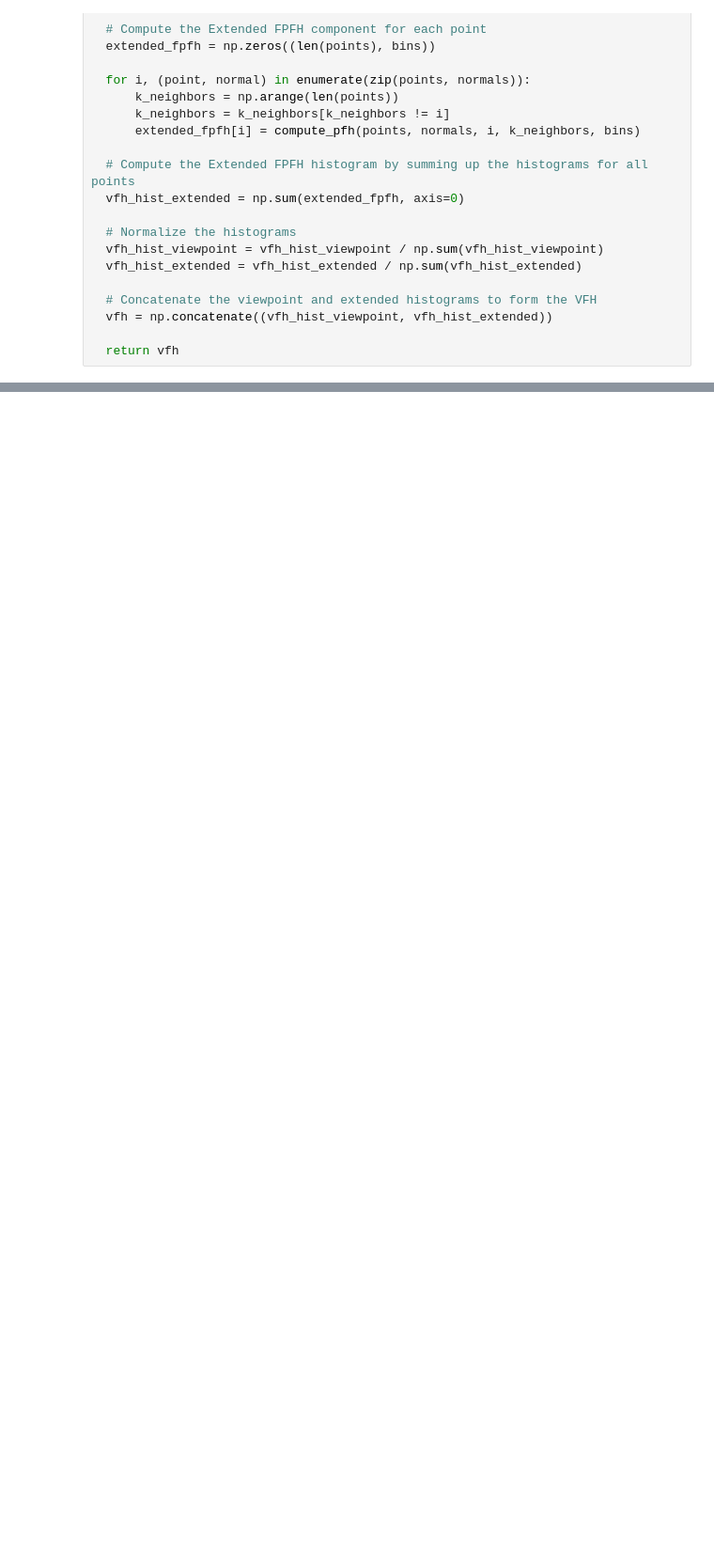
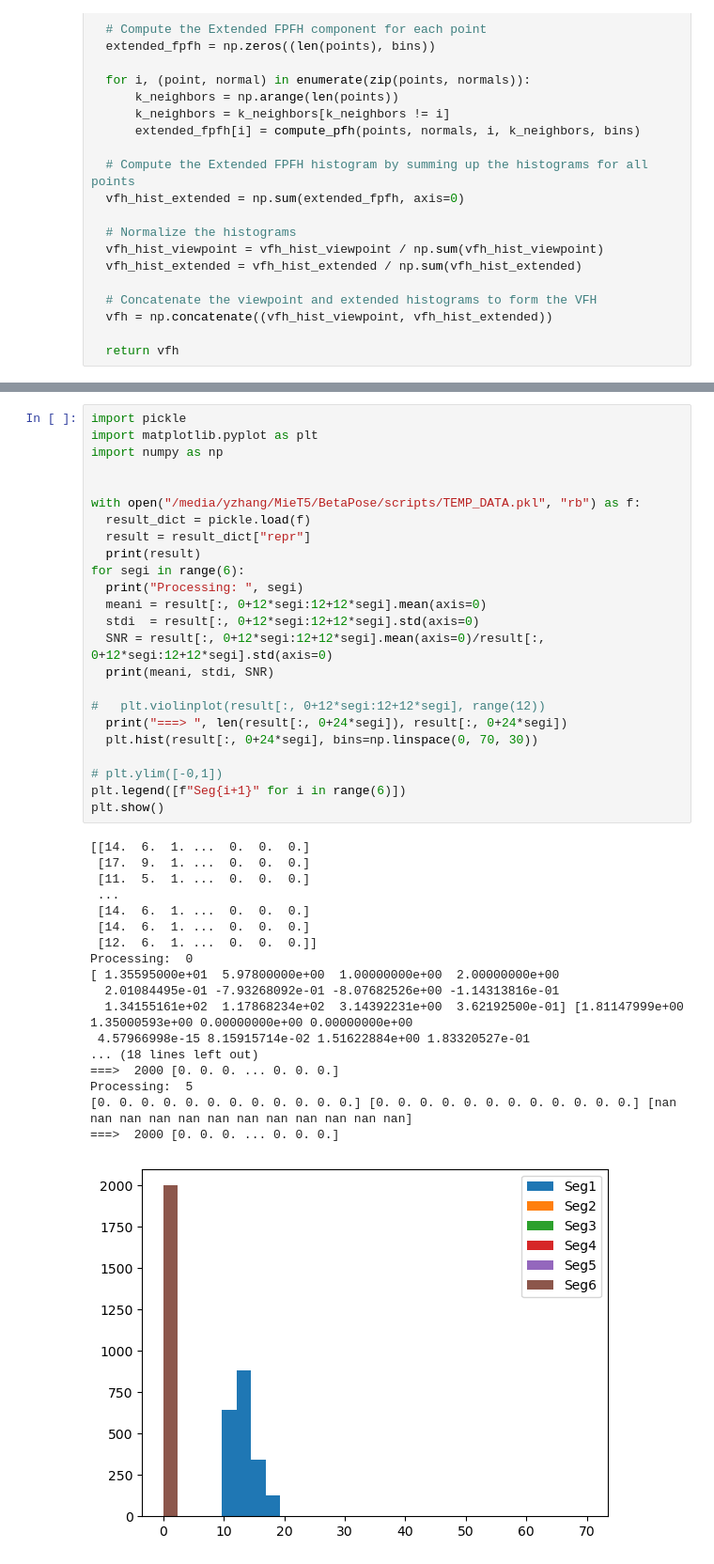
Before and after one commit to miemiemmmm/Nearl, a Jupyter notebook: Caliberate_MolBlock_Viewpoint.ipynb, the cells around one changed output, grey strips where cells are left out. Shown at 94% size. Saved outputs shown, nothing was run; the diff lists cells and outputs as text; blank space fills up the shorter version.

```diff
--- a/Caliberate_MolBlock_Viewpoint.ipynb
+++ b/Caliberate_MolBlock_Viewpoint.ipynb
@@ -536,0 +636,43 @@ array([0.        , 0.        , 0.00071942, 0.00143885, 0.00215827,
+# %%
+import pickle
+import matplotlib.pyplot as plt
+import numpy as np
+
+
+with open("/media/yzhang/MieT5/BetaPose/scripts/TEMP_DATA.pkl", "rb") as f:
+  result_dict = pickle.load(f)
+  result = result_dict["repr"]
+  print(result)
+for segi in range(6):
+  print("Processing: ", segi)
+  meani = result[:, 0+12*segi:12+12*segi].mean(axis=0)
+  stdi  = result[:, 0+12*segi:12+12*segi].std(axis=0)
+  SNR = result[:, 0+12*segi:12+12*segi].mean(axis=0)/result[:, 0+12*segi:12+12*segi].std(axis=0)
+  print(meani, stdi, SNR)
+
+#   plt.violinplot(result[:, 0+12*segi:12+12*segi], range(12))
+  print("===> ", len(result[:, 0+24*segi]), result[:, 0+24*segi])
+  plt.hist(result[:, 0+24*segi], bins=np.linspace(0, 70, 30))
+
+# plt.ylim([-0,1])
+plt.legend([f"Seg{i+1}" for i in range(6)])
+plt.show()
+# %% [output]
+[[14.  6.  1. ...  0.  0.  0.]
+ [17.  9.  1. ...  0.  0.  0.]
+ [11.  5.  1. ...  0.  0.  0.]
+ ...
+ [14.  6.  1. ...  0.  0.  0.]
+ [14.  6.  1. ...  0.  0.  0.]
+ [12.  6.  1. ...  0.  0.  0.]]
+Processing:  0
+[ 1.35595000e+01  5.97800000e+00  1.00000000e+00  2.00000000e+00
+  2.01084495e-01 -7.93268092e-01 -8.07682526e+00 -1.14313816e-01
+  1.34155161e+02  1.17868234e+02  3.14392231e+00  3.62192500e-01] [1.81147999e+00 1.35000593e+00 0.00000000e+00 0.00000000e+00
+ 4.57966998e-15 8.15915714e-02 1.51622884e+00 1.83320527e-01
+... (18 lines left out)
+===>  2000 [0. 0. 0. ... 0. 0. 0.]
+Processing:  5
+[0. 0. 0. 0. 0. 0. 0. 0. 0. 0. 0. 0.] [0. 0. 0. 0. 0. 0. 0. 0. 0. 0. 0. 0.] [nan nan nan nan nan nan nan nan nan nan nan nan]
+===>  2000 [0. 0. 0. ... 0. 0. 0.]
+[figure, added]
```
Also changed, not shown: parts of 15 cells of this notebook, 12 other files.
